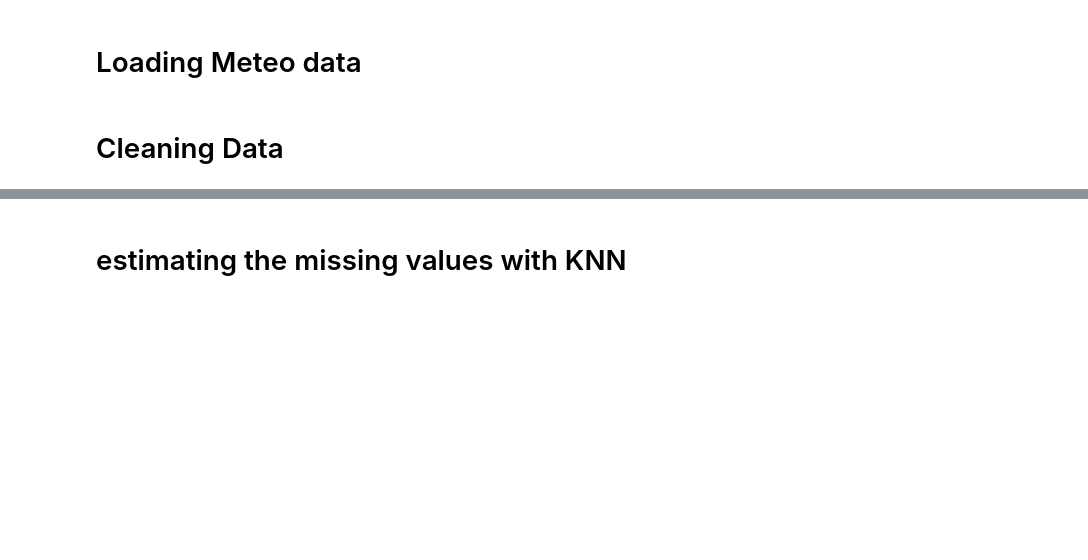
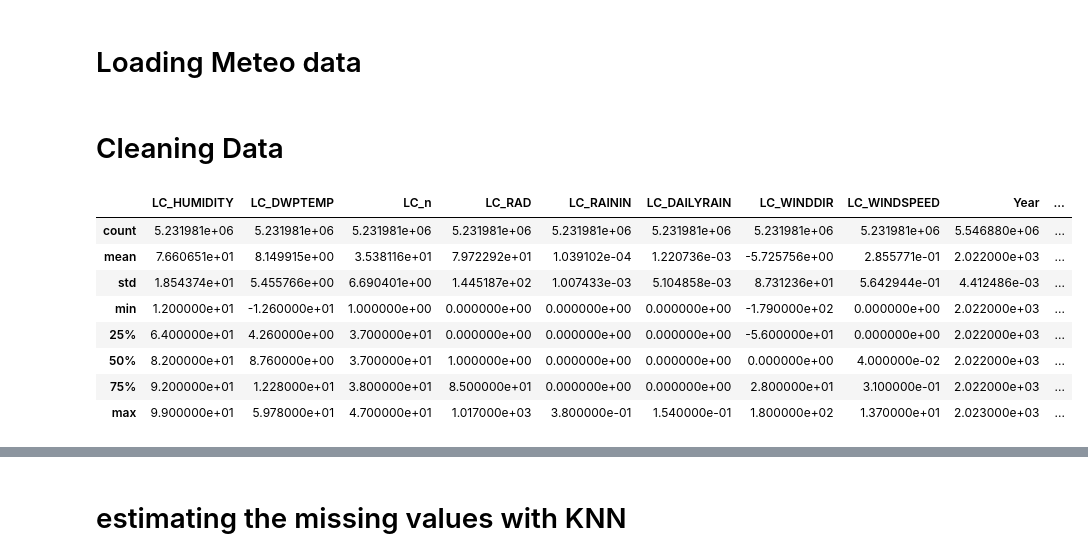
Before and after one commit to joaodpcm/MDA, a Jupyter notebook: DataCleaning.ipynb, the cells around one changed output, grey strips where cells are left out. Saved outputs shown, nothing was run; the diff lists cells and outputs as text; code cells hidden in the pictures; blank space fills up the shorter version.

```diff
--- a/DataCleaning.ipynb
+++ b/DataCleaning.ipynb
@@ -97,11 +89,18 @@ print(Q4MissingValuesRatio)
 # %%
 #merging the four Qs
 
 year = pd.concat([Q1,Q2,Q3,Q4], ignore_index=True)
-yearMissingValuesCount = year.isnull().sum()
-yearMissingValuesRatio = year.isnull().mean()
-
-print(yearMissingValuesRatio)
+year.describe()
+# %% [output]
+|  | LC_HUMIDITY | LC_DWPTEMP | LC_n | LC_RAD | LC_RAININ | LC_DAILYRAIN | LC_WINDDIR | LC_WINDSPEED | Year | ... |
+| count | 5.231981e+06 | 5.231981e+06 | 5.231981e+06 | 5.231981e+06 | 5.231981e+06 | 5.231981e+06 | 5.231981e+06 | 5.231981e+06 | 5.546880e+06 | ... |
+| mean | 7.660651e+01 | 8.149915e+00 | 3.538116e+01 | 7.972292e+01 | 1.039102e-04 | 1.220736e-03 | -5.725756e+00 | 2.855771e-01 | 2.022000e+03 | ... |
+| std | 1.854374e+01 | 5.455766e+00 | 6.690401e+00 | 1.445187e+02 | 1.007433e-03 | 5.104858e-03 | 8.731236e+01 | 5.642944e-01 | 4.412486e-03 | ... |
+| min | 1.200000e+01 | -1.260000e+01 | 1.000000e+00 | 0.000000e+00 | 0.000000e+00 | 0.000000e+00 | -1.790000e+02 | 0.000000e+00 | 2.022000e+03 | ... |
+| 25% | 6.400000e+01 | 4.260000e+00 | 3.700000e+01 | 0.000000e+00 | 0.000000e+00 | 0.000000e+00 | -5.600000e+01 | 0.000000e+00 | 2.022000e+03 | ... |
+| 50% | 8.200000e+01 | 8.760000e+00 | 3.700000e+01 | 1.000000e+00 | 0.000000e+00 | 0.000000e+00 | 0.000000e+00 | 4.000000e-02 | 2.022000e+03 | ... |
+| 75% | 9.200000e+01 | 1.228000e+01 | 3.800000e+01 | 8.500000e+01 | 0.000000e+00 | 0.000000e+00 | 2.800000e+01 | 3.100000e-01 | 2.022000e+03 | ... |
+| max | 9.900000e+01 | 5.978000e+01 | 4.700000e+01 | 1.017000e+03 | 3.800000e-01 | 1.540000e-01 | 1.800000e+02 | 1.370000e+01 | 2.023000e+03 | ... |
 # %%
 #dropping columns
 yearDrop = year.drop(['LC_DWPTEMP', 'LC_n','LC_RAD','LC_WINDDIR','LC_RAD60','LC_TEMP_QCL0','LC_TEMP_QCL1','LC_TEMP_QCL2'], axis=1)
```
Also changed, not shown: parts of 11 cells of this notebook, 1 other file.
